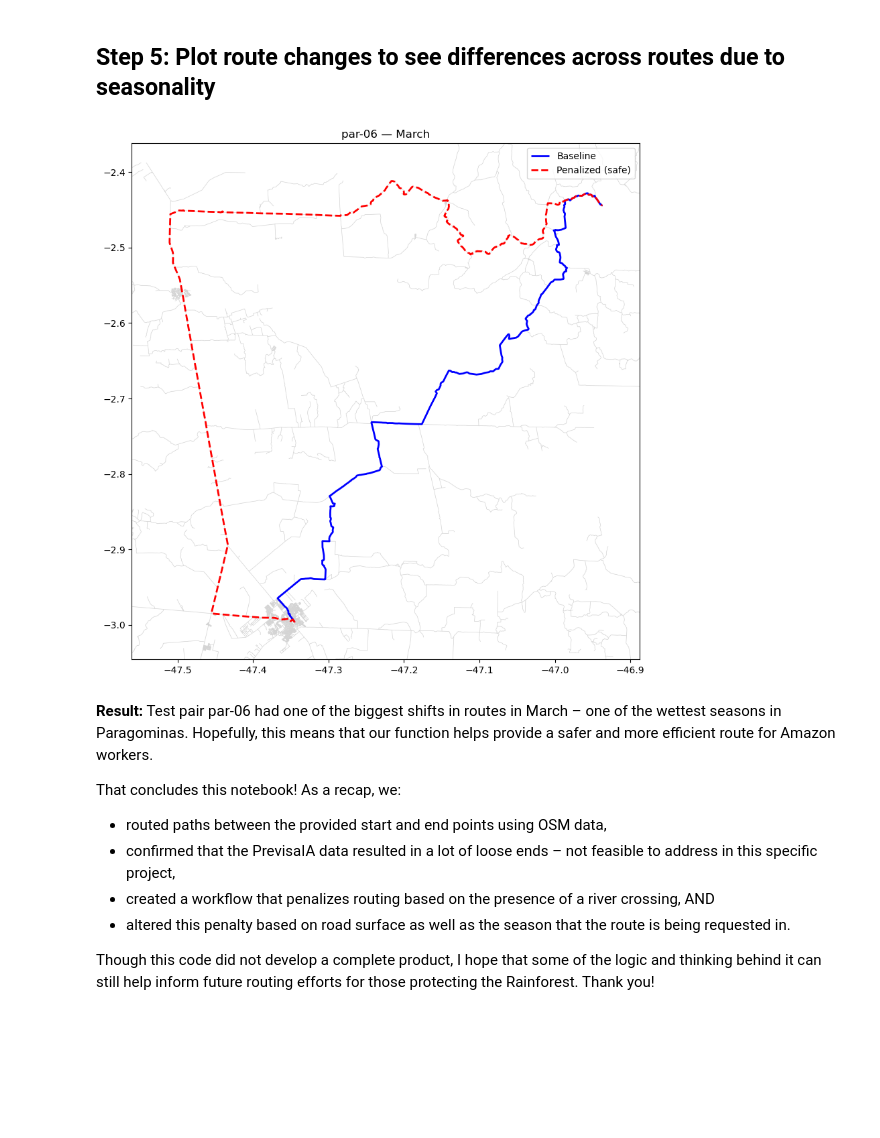
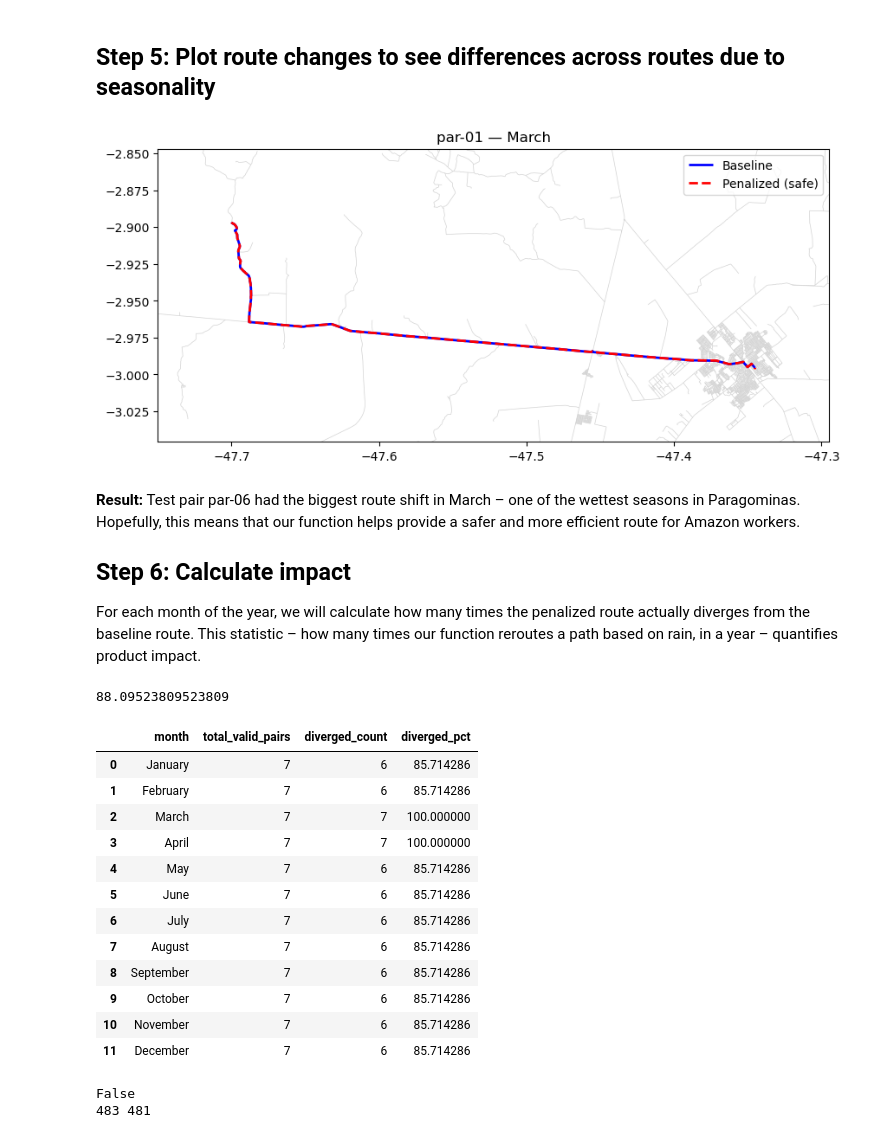
Before and after one commit to sofiasarak/amazoniahack26, a Jupyter notebook: avoid_rivers_func.ipynb, the cells around one changed output. Saved outputs shown, nothing was run; the diff lists cells and outputs as text; code cells hidden in the pictures; blank space fills up the shorter version.

```diff
--- a/avoid_rivers_func.ipynb
+++ b/avoid_rivers_func.ipynb
@@ -507,23 +507,19 @@ def plot_routes(row, osm_roads_f=None, padding=0.05):
 # %%
 # in order to plot:
 
 # 1. run and save results from route_for_month() function
-december_results = route_for_month(G, crossings, test_pairs, 'March')
+march_results = route_for_month(G, crossings, test_pairs, 'March', 'Paragominas')
 
 # 2. specify which pair/route you are interested in
-row = december_results[december_results.id == 'par-06'].iloc[0]
+row = march_results[march_results.id == 'par-01'].iloc[0]
 
 # 3. plot, with the OSM base roads in gray
 plot_routes(row, osm_roads_f)
 # %% [output]
-[figure, old version]
+[figure, new version]
 # %% [markdown]
-**Result:** Test pair par-06 had one of the biggest shifts in routes in March – one of the wettest seasons in Paragominas. Hopefully, this means that our function helps provide a safer and more efficient route for Amazon workers.
+**Result:** Test pair par-06 had the biggest route shift in March – one of the wettest seasons in Paragominas. Hopefully, this means that our function helps provide a safer and more efficient route for Amazon workers.
 
-That concludes this notebook! As a recap, we:
-- routed paths between the provided start and end points using OSM data,
-- confirmed that the PrevisaIA data resulted in a lot of loose ends – not feasible to address in this specific project,
-- created a workflow that penalizes routing based on the presence of a river crossing, AND
-- altered this penalty based on road surface as well as the season that the route is being requested in.
+## Step 6: Calculate impact
 
-Though this code did not develop a complete product, I hope that some of the logic and thinking behind it can still help inform future routing efforts for those protecting the Rainforest. Thank you!
+For each month of the year, we will calculate how many times the penalized route actually diverges from the baseline route. This statistic – how many times our function reroutes a path based on rain, in a year – quantifies product impact.
@@ -529,0 +546,33 @@ Though this code did not develop a complete product, I hope that some of the log
+# %%
+all_months = ['January', 'February', 'March', 'April', 'May', 'June',
+              'July', 'August', 'September', 'October', 'November', 'December']
+
+divergence_df = count_divergence_by_month(G, crossings, test_pairs, all_months, 'Paragominas')
+
+overall_diverged_pct = divergence_df['diverged_count'].sum() / divergence_df['total_valid_pairs'].sum() * 100
+print(overall_diverged_pct)
+# %% [output]
+88.09523809523809
+# %%
+divergence_df
+# %% [output]
+|  | month | total_valid_pairs | diverged_count | diverged_pct |
+| 0 | January | 7 | 6 | 85.714286 |
+| 1 | February | 7 | 6 | 85.714286 |
+| 2 | March | 7 | 7 | 100.000000 |
+| 3 | April | 7 | 7 | 100.000000 |
+| 4 | May | 7 | 6 | 85.714286 |
+| 5 | June | 7 | 6 | 85.714286 |
+| 6 | July | 7 | 6 | 85.714286 |
+| 7 | August | 7 | 6 | 85.714286 |
+| 8 | September | 7 | 6 | 85.714286 |
+| 9 | October | 7 | 6 | 85.714286 |
+| 10 | November | 7 | 6 | 85.714286 |
+| 11 | December | 7 | 6 | 85.714286 |
+# %%
+row = march_results[march_results.id == 'par-01'].iloc[0]
+print(row['base_path'] == row['penalized_path'])
+print(len(row['base_path']), len(row['penalized_path']))
+# %% [output]
+False
+483 481
```
Also changed, not shown: parts of 5 cells of this notebook.
